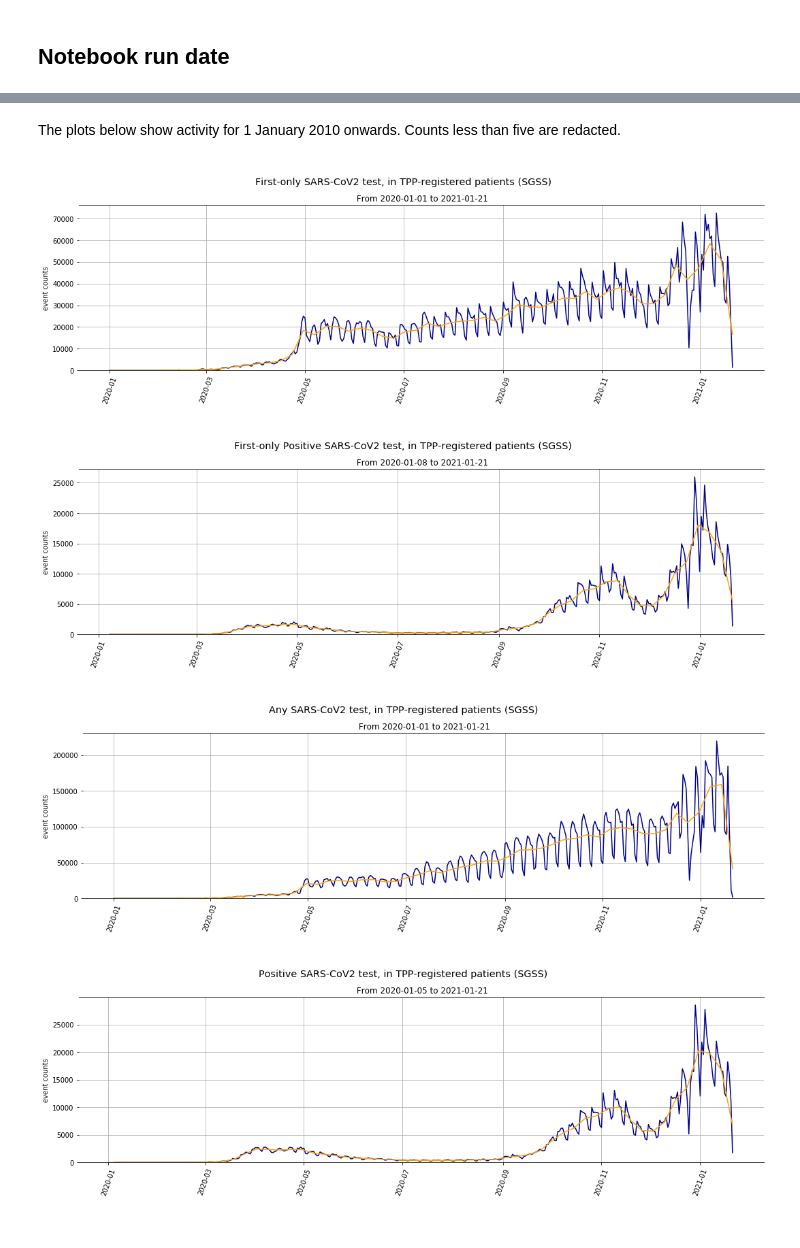
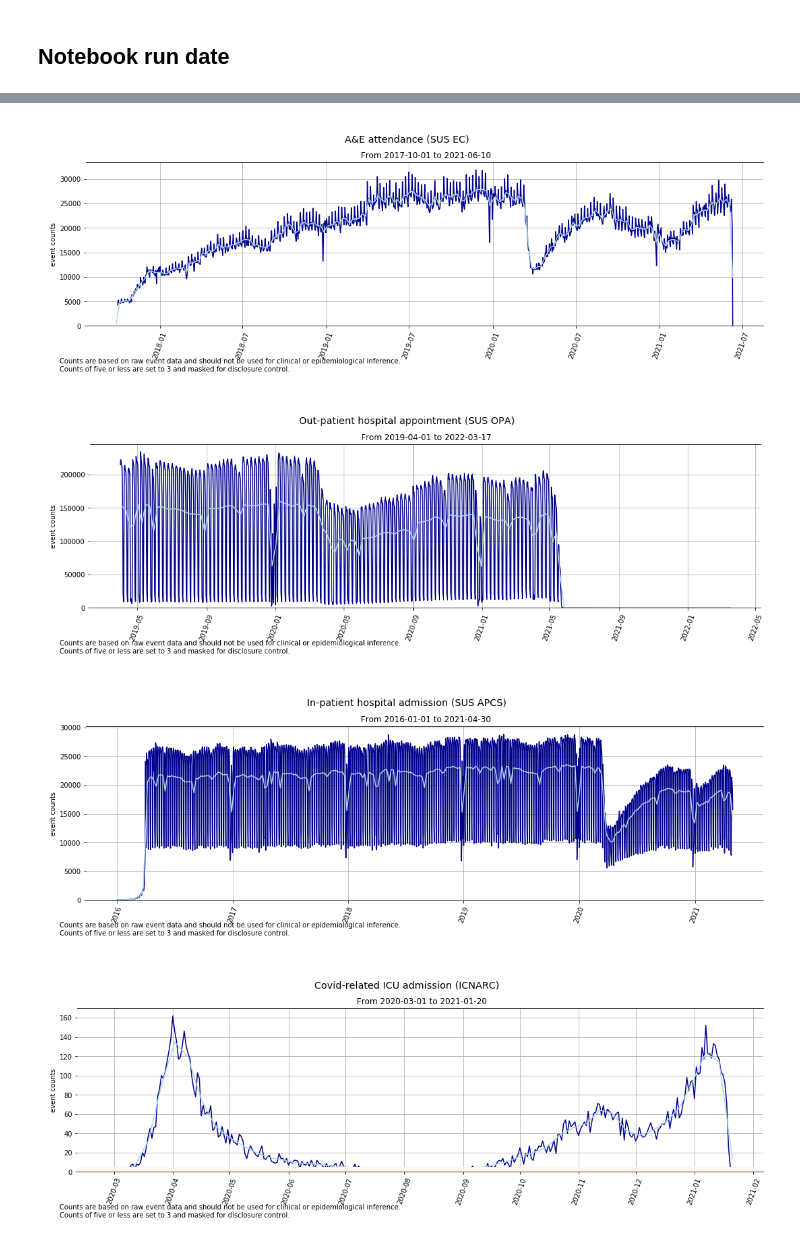
Before and after one commit to opensafely/database-notebooks, a Jupyter notebook: notebooks/database-history.ipynb, the cells around one changed output, grey strips where cells are left out. Saved outputs shown, nothing was run; the diff lists cells and outputs as text; code cells hidden in the pictures.

Commit message:
update history notebook

```diff
--- a/notebooks/database-history.ipynb
+++ b/notebooks/database-history.ipynb
@@ -123,3 +132,0 @@ with closing_connection(dbconn) as cnxn:
-# %% [markdown]
-The plots below show activity for 1 January 2010 onwards.
-Counts less than five are redacted.
@@ -126,16 +182,17 @@ Counts less than five are redacted.
 # %%
 #plotcounts_history(CodedEvent_df['coded_event_date'], title="Any coded event in Primary Care, from SystmOne")
-plotcounts_history(SGSS_df['specimen_date'], title="First-only SARS-CoV2 test, in TPP-registered patients (SGSS)")
-plotcounts_history(SGSSpos_df['specimen_date'], title="First-only Positive SARS-CoV2 test, in TPP-registered patients (SGSS)")
-plotcounts_history(SGSS_all_df['specimen_date'], title="Any SARS-CoV2 test, in TPP-registered patients (SGSS)")
-plotcounts_history(SGSSpos_all_df['specimen_date'], title="Positive SARS-CoV2 test, in TPP-registered patients (SGSS)")
-plotcounts_history(EC_df['ed_attendance_date'], title="A&E attendance, in TPP-registered patients (SUS EC)")
-plotcounts_history(APCS_df['hosp_admission_date'], title="Hospital admission, in TPP-registered patients (SUS APCS)")
-plotcounts_history(ICNARC_df['icu_admission_date'], title="Covid-related ICU admission, in TPP-registered patients (ICNARC)")
-plotcounts_history(CPNS_df['cpns_death_date'], title="Covid-related in-hospital death, in TPP-registered patients (CPNS)")
-plotcounts_history(ONS_df['ons_death_date'], title="Registered death, in TPP-registered patients (ONS)")
+#plotcounts_history(SGSS_df['date'], title="First-only SARS-CoV2 test (SGSS)")
+#plotcounts_history(SGSSpos_df['date'], title="First-only Positive SARS-CoV2 test (SGSS)")
+#plotcounts_history(SGSS_all_df['date'], title="Any SARS-CoV2 test (SGSS)")
+#plotcounts_history(SGSSpos_all_df['date'], title="Positive SARS-CoV2 test (SGSS)")
+plotcounts_history(EC_df['date'], title="A&E attendance (SUS EC)")
+plotcounts_history(OPA_df['date'], title="Out-patient hospital appointment (SUS OPA)")
+plotcounts_history(APCS_df['date'], title="In-patient hospital admission (SUS APCS)")
+plotcounts_history(ICNARC_df['date'], title="Covid-related ICU admission (ICNARC)")
+plotcounts_history(CPNS_df['date'], title="Covid-related in-hospital death (CPNS)")
+plotcounts_history(ONS_df['date'], title="Registered death (ONS)")
 # %% [output]
-[figure, old version]
+[figure, new version]
-[figure, old version]
+[figure, new version]
-[figure, old version]
+[figure, new version]
-[figure, old version]
+[figure, new version]
```
Also changed, not shown: parts of 8 cells of this notebook, 1 other file.
